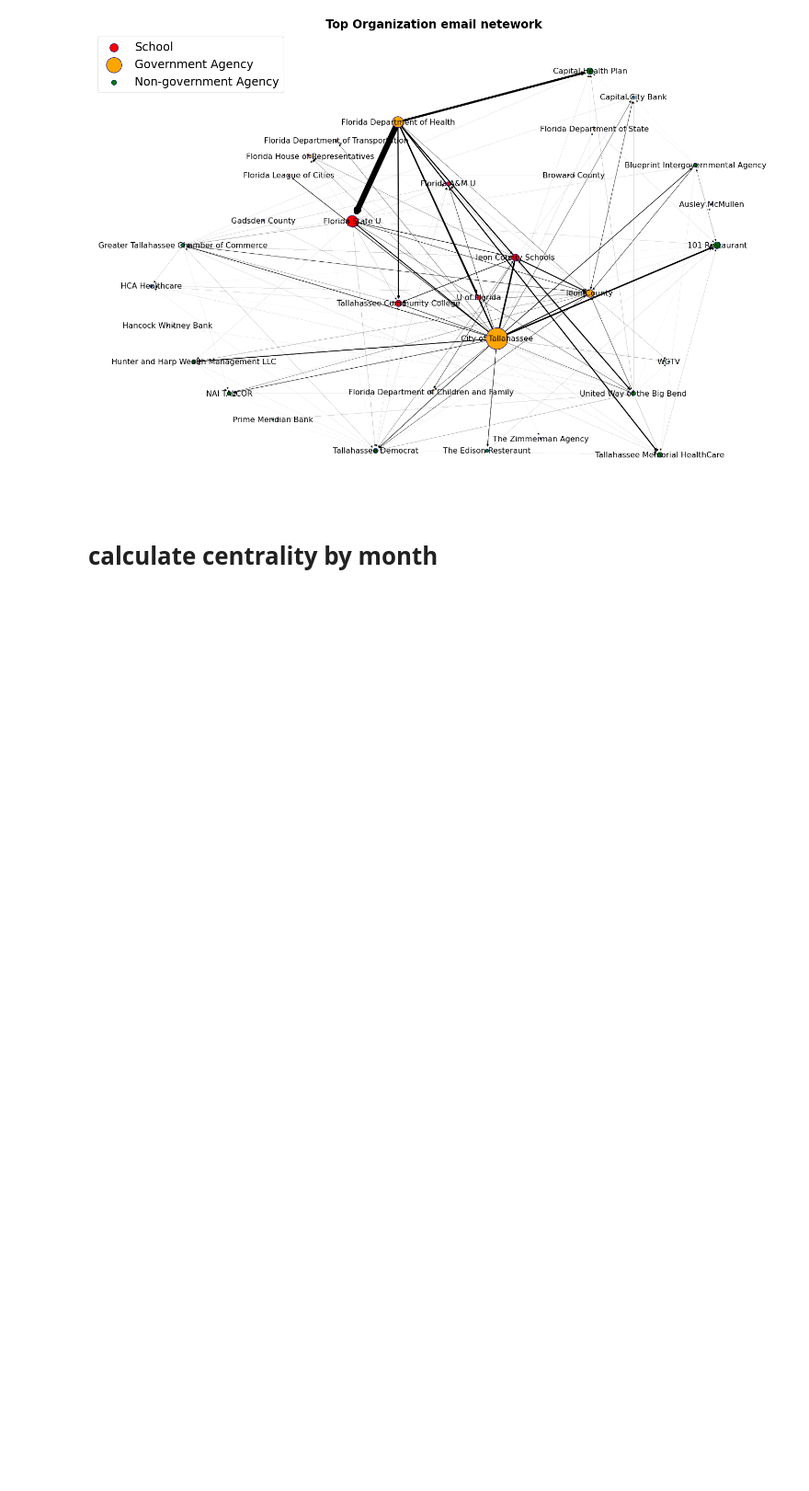
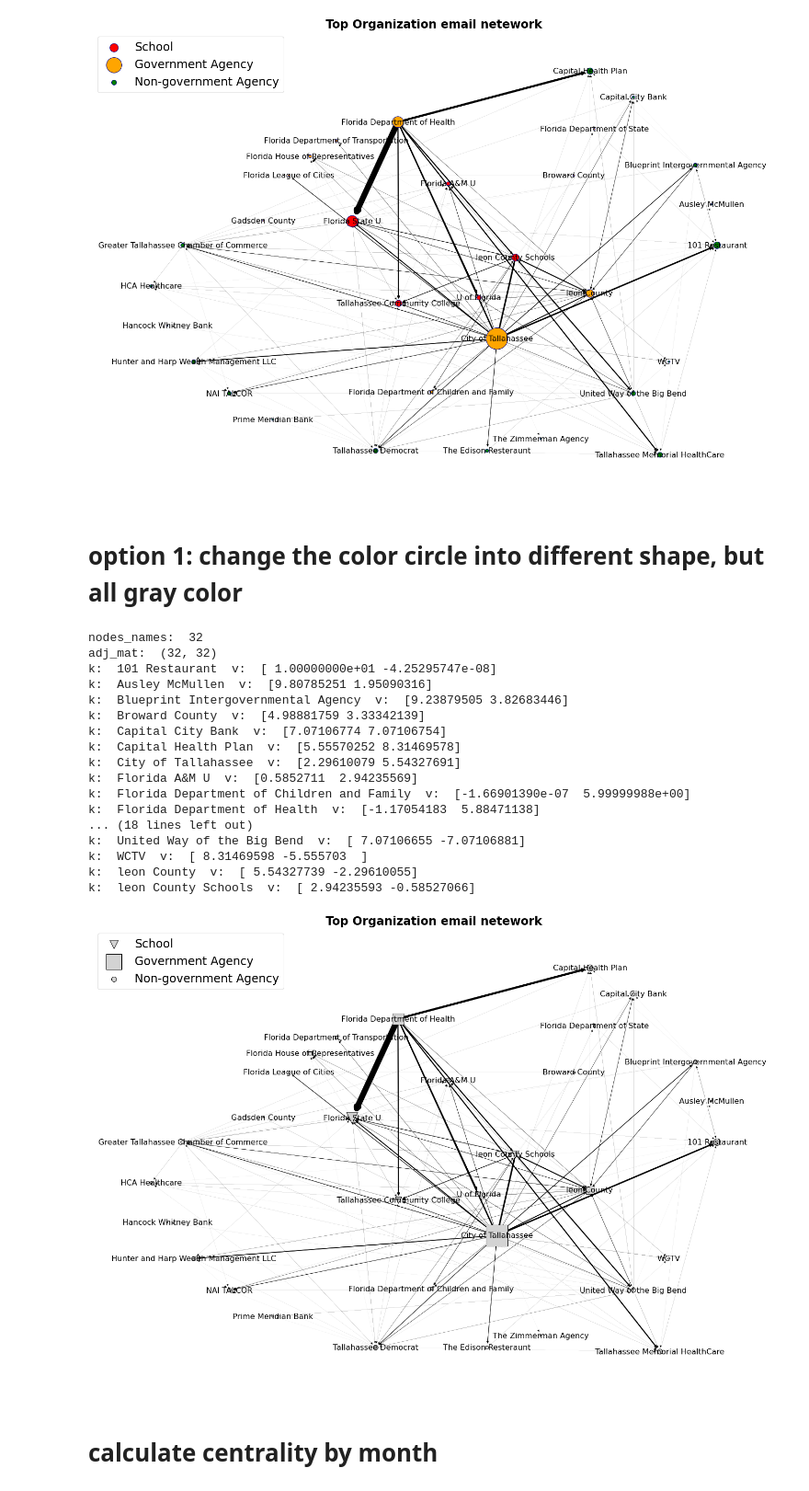
Before and after one commit to yijiawen1203/corruption_project, a Jupyter notebook: organization_network/3 draw email network for whole period.ipynb, the cells around one changed output. Shown at 92% size. Cells and saved outputs as stored; diff of their text form; code cells hidden in the pictures; blank space fills up the shorter version.

```diff
--- a/organization_network/3 draw email network for whole period.ipynb
+++ b/organization_network/3 draw email network for whole period.ipynb
@@ -516,3 +516,5 @@ k:  leon County  v:  [ 5.54327739 -2.29610055]
 k:  leon County Schools  v:  [ 2.94235593 -0.58527066]
 pos:  32  labels:  32
 [figure]
+# %% [markdown]
+# option 1: change the color circle into different shape, but all gray color
@@ -519,3 +709,24 @@ pos:  32  labels:  32
+# %%
+whole_stage=plot_network_directed_change_node_shape(directed_adj_np,nodes_names, pic_name = 'Top Organization email netework', savefig=True)
+# %% [output]
+nodes_names:  32
+adj_mat:  (32, 32)
+k:  101 Restaurant  v:  [ 1.00000000e+01 -4.25295747e-08]
+k:  Ausley McMullen  v:  [9.80785251 1.95090316]
+k:  Blueprint Intergovernmental Agency  v:  [9.23879505 3.82683446]
+k:  Broward County  v:  [4.98881759 3.33342139]
+k:  Capital City Bank  v:  [7.07106774 7.07106754]
+k:  Capital Health Plan  v:  [5.55570252 8.31469578]
+k:  City of Tallahassee  v:  [2.29610079 5.54327691]
+k:  Florida A&M U  v:  [0.5852711  2.94235569]
+k:  Florida Department of Children and Family  v:  [-1.66901390e-07  5.99999988e+00]
+k:  Florida Department of Health  v:  [-1.17054183  5.88471138]
+... (18 lines left out)
+k:  United Way of the Big Bend  v:  [ 7.07106655 -7.07106881]
+k:  WCTV  v:  [ 8.31469598 -5.555703  ]
+k:  leon County  v:  [ 5.54327739 -2.29610055]
+k:  leon County Schools  v:  [ 2.94235593 -0.58527066]
+[figure, added]
 # %% [markdown]
 #  calculate centrality by month
 # %% [markdown]
```
Also changed, not shown: parts of 1 cell of this notebook.
